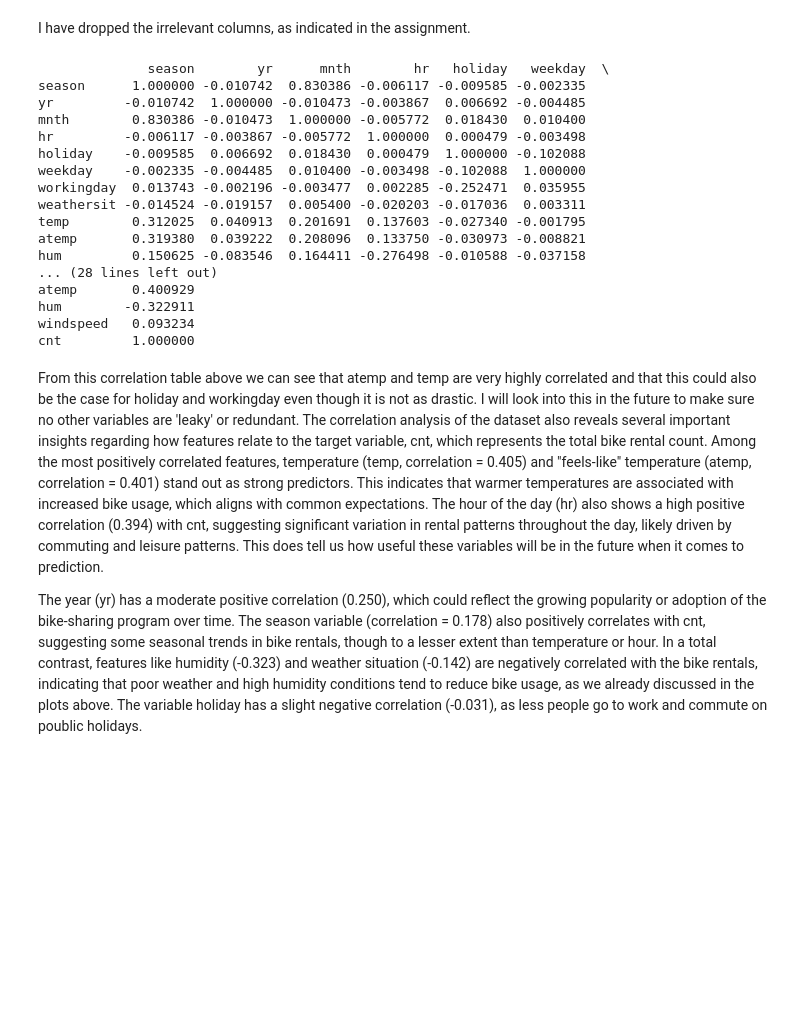
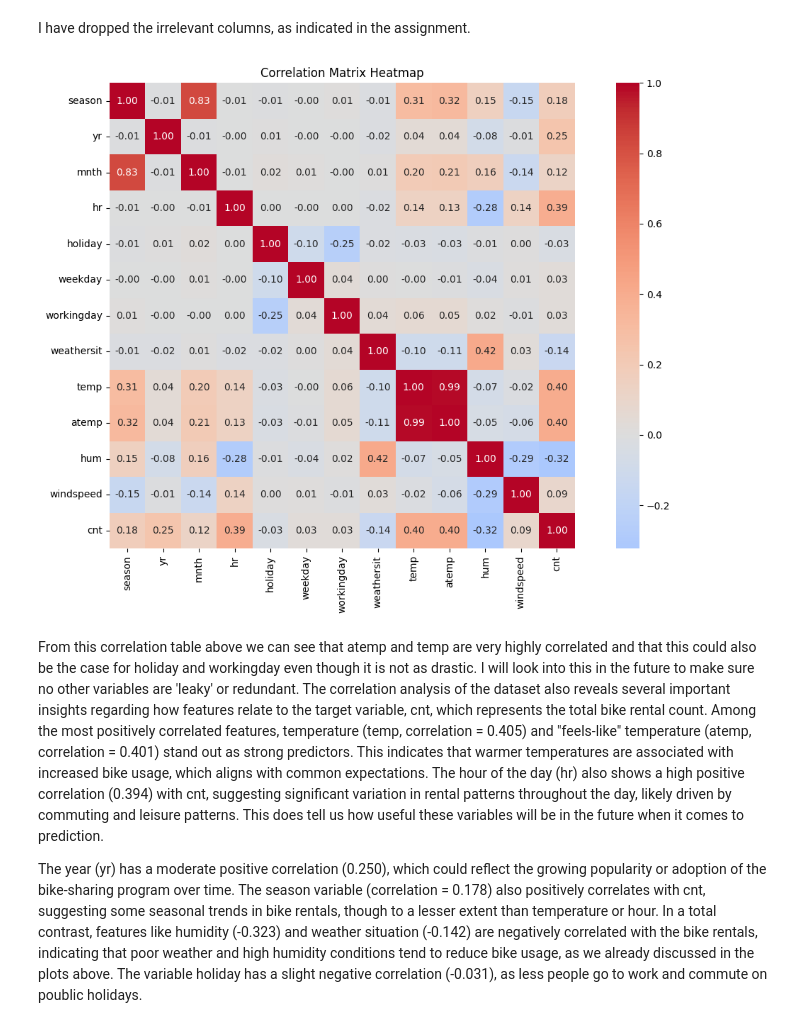
Before and after one commit to Ilincalink/ML-fundamentals-2025, a Jupyter notebook: assignment_2_ilinca_corbu[corbu].ipynb, the cells around one changed output. Saved outputs shown, nothing was run; the diff lists cells and outputs as text; code cells hidden in the pictures; blank space fills up the shorter version.

```diff
--- a/assignment_2_ilinca_corbu[corbu].ipynb
+++ b/assignment_2_ilinca_corbu[corbu].ipynb
@@ -207,27 +206,20 @@ df.head()
 | 4 | 1 | 0 | 1 | 4 | 0 | 6 | 0 | 1 | 0.24 | 0.2879 | ... |
 # %% [markdown]
 I have dropped the irrelevant columns, as indicated in the assignment.
-# %%
-correlation_matrix = df.corr()
-print(correlation_matrix)
-# %% [output]
-              season        yr      mnth        hr   holiday   weekday  \
-season      1.000000 -0.010742  0.830386 -0.006117 -0.009585 -0.002335
-yr         -0.010742  1.000000 -0.010473 -0.003867  0.006692 -0.004485
-mnth        0.830386 -0.010473  1.000000 -0.005772  0.018430  0.010400
-hr         -0.006117 -0.003867 -0.005772  1.000000  0.000479 -0.003498
-holiday    -0.009585  0.006692  0.018430  0.000479  1.000000 -0.102088
-weekday    -0.002335 -0.004485  0.010400 -0.003498 -0.102088  1.000000
-workingday  0.013743 -0.002196 -0.003477  0.002285 -0.252471  0.035955
-weathersit -0.014524 -0.019157  0.005400 -0.020203 -0.017036  0.003311
-temp        0.312025  0.040913  0.201691  0.137603 -0.027340 -0.001795
-atemp       0.319380  0.039222  0.208096  0.133750 -0.030973 -0.008821
-hum         0.150625 -0.083546  0.164411 -0.276498 -0.010588 -0.037158
-... (28 lines left out)
-atemp       0.400929
-hum        -0.322911
-windspeed   0.093234
-cnt         1.000000
+# %%
+correlation_matrix = df.corr()
+plt.figure(figsize=(12, 8))
+sns.heatmap(correlation_matrix,
+            annot=True,
+            cmap='coolwarm',
+            center=0,
+            fmt='.2f',
+            square=True)
+plt.title('Correlation Matrix Heatmap')
+plt.tight_layout()
+plt.show()
+# %% [output]
+[figure, added]
 # %% [markdown]
 From this correlation table above we can see that atemp and temp are very highly correlated and that this could also be the case for holiday and workingday even though it is not as drastic. I will look into this in the future to make sure no other variables are 'leaky' or redundant. The correlation analysis of the dataset also reveals several important insights regarding how features relate to the target variable, cnt, which represents the total bike rental count. Among the most positively correlated features, temperature (temp, correlation = 0.405) and "feels-like" temperature (atemp, correlation = 0.401) stand out as strong predictors. This indicates that warmer temperatures are associated with increased bike usage, which aligns with common expectations. The hour of the day (hr) also shows a high positive correlation (0.394) with cnt, suggesting significant variation in rental patterns throughout the day, likely driven by commuting and leisure patterns. This does tell us how useful these variables will be in the future when it comes to prediction.
 
```
Also changed, not shown: parts of 34 cells of this notebook.
